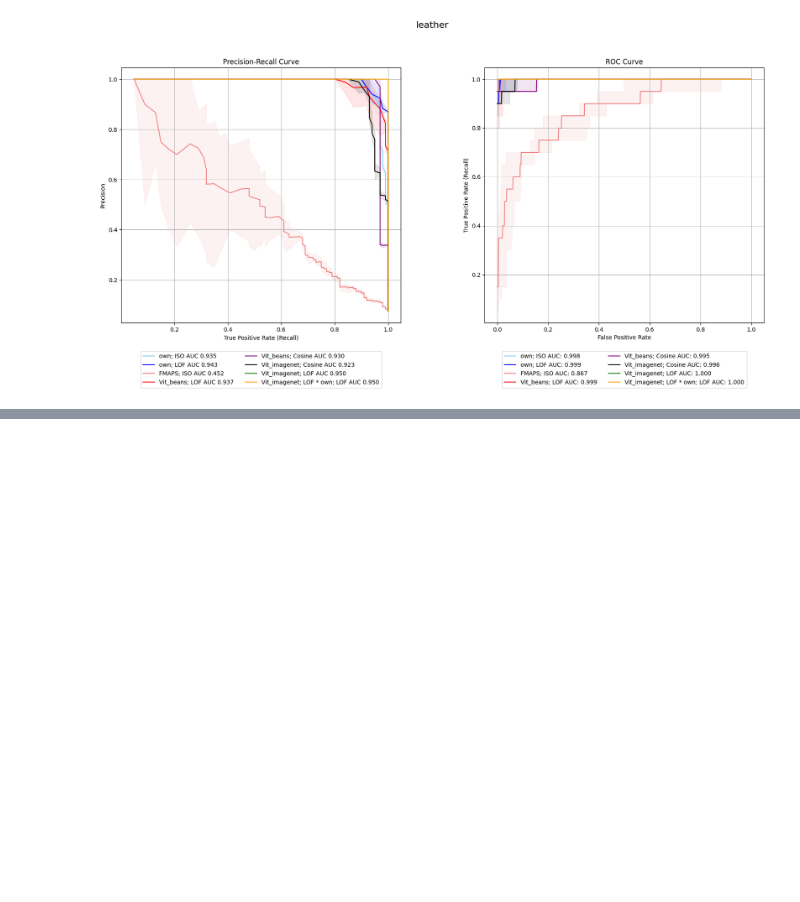
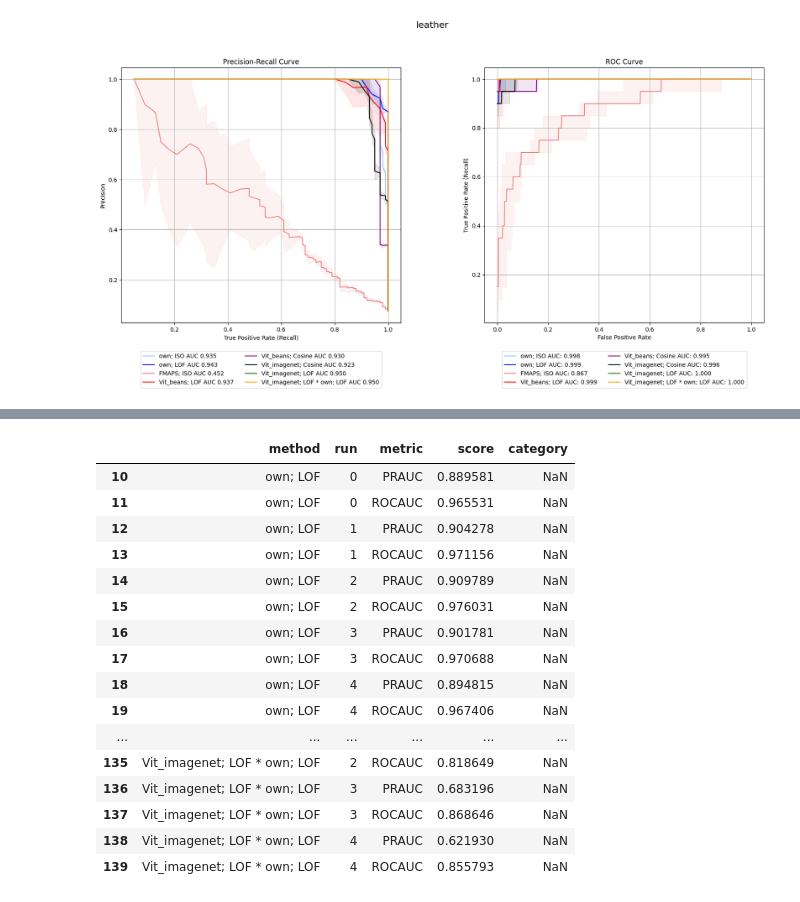
Before and after one commit to buehlpa/UTRAD, a Jupyter notebook: inspect_refinement_fwise.ipynb, the cells around one changed output, grey strips where cells are left out. Cells and saved outputs as stored; diff of their text form; code cells hidden in the pictures; blank space fills up the shorter version.

```diff
--- a/inspect_refinement_fwise.ipynb
+++ b/inspect_refinement_fwise.ipynb
@@ -904,0 +910,20 @@ plt.show()
+# %%
+resdf
+# %% [output]
+|  | method | run | metric | score | category |
+| 10 | own; LOF | 0 | PRAUC | 0.889581 | NaN |
+| 11 | own; LOF | 0 | ROCAUC | 0.965531 | NaN |
+| 12 | own; LOF | 1 | PRAUC | 0.904278 | NaN |
+| 13 | own; LOF | 1 | ROCAUC | 0.971156 | NaN |
+| 14 | own; LOF | 2 | PRAUC | 0.909789 | NaN |
+| 15 | own; LOF | 2 | ROCAUC | 0.976031 | NaN |
+| 16 | own; LOF | 3 | PRAUC | 0.901781 | NaN |
+| 17 | own; LOF | 3 | ROCAUC | 0.970688 | NaN |
+| 18 | own; LOF | 4 | PRAUC | 0.894815 | NaN |
+| 19 | own; LOF | 4 | ROCAUC | 0.967406 | NaN |
+| ... | ... | ... | ... | ... | ... |
+| 135 | Vit_imagenet; LOF * own; LOF | 2 | ROCAUC | 0.818649 | NaN |
+| 136 | Vit_imagenet; LOF * own; LOF | 3 | PRAUC | 0.683196 | NaN |
+| 137 | Vit_imagenet; LOF * own; LOF | 3 | ROCAUC | 0.868646 | NaN |
+| 138 | Vit_imagenet; LOF * own; LOF | 4 | PRAUC | 0.621930 | NaN |
+| 139 | Vit_imagenet; LOF * own; LOF | 4 | ROCAUC | 0.855793 | NaN |
```
Also changed, not shown: parts of 7 cells of this notebook, 9 other files.
